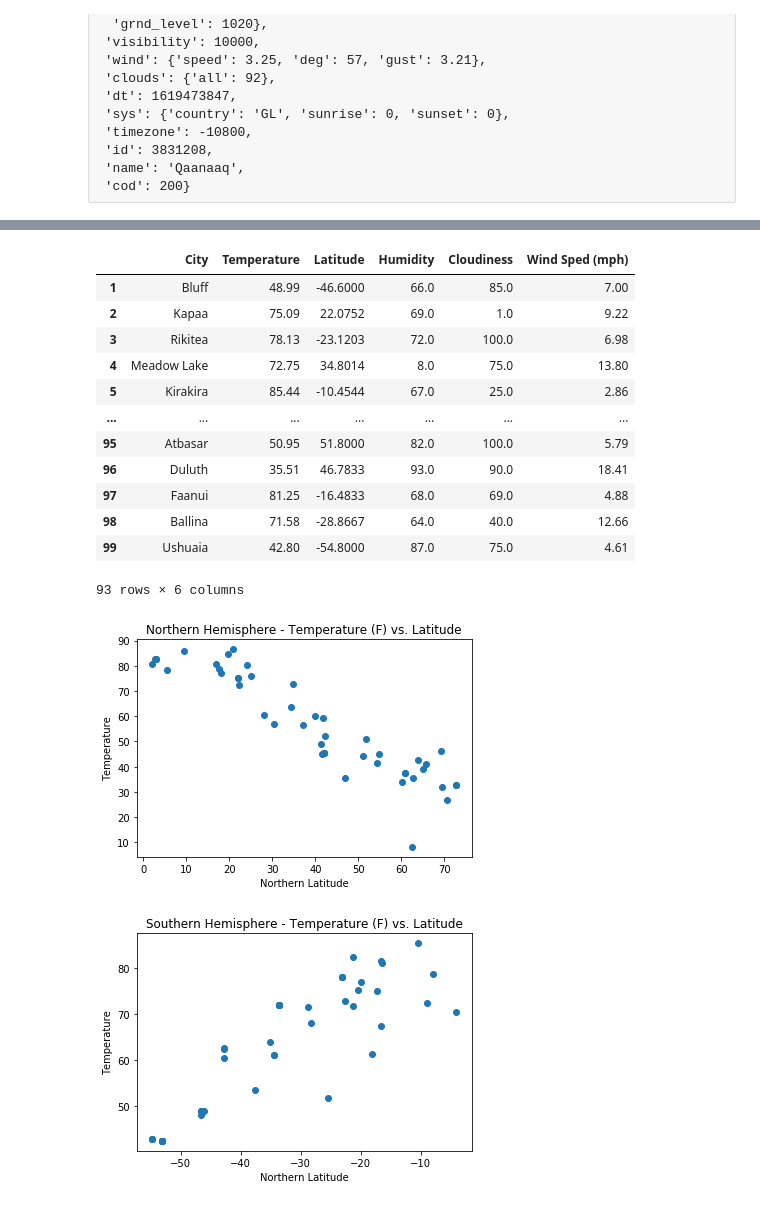
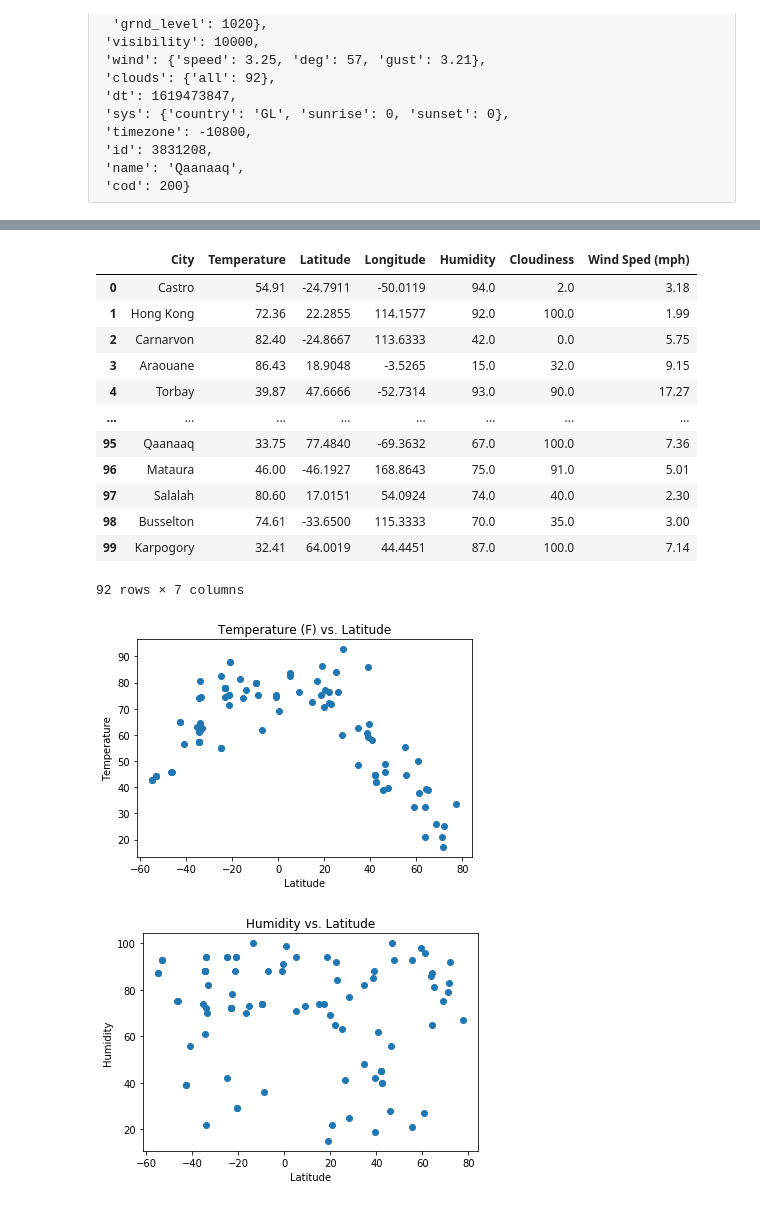
Before and after one commit to veraroberto/python-api-challenge, a Jupyter notebook: WeatherPy/Weather.ipynb, the cells around one changed output, grey strips where cells are left out. Saved outputs shown, nothing was run; the diff lists cells and outputs as text; code cells hidden in the pictures.

```diff
--- a/WeatherPy/Weather.ipynb
+++ b/WeatherPy/Weather.ipynb
@@ -184,6 +184,7 @@ Name: City, Length: 100, dtype: object
 
 temp = []
 lat = []
+lon = []
 humidity = []
 cloudiness = []
 wind = []
@@ -194,6 +195,7 @@ for n in range(0,len(cities_Response)):
     if response['cod'] == '404':
         temp.append(None)
         lat.append(None)
+        lon.append(None)
         humidity.append(None)
         cloudiness.append(None)
         wind.append(None)
@@ -201,6 +203,7 @@ for n in range(0,len(cities_Response)):
     else:
         temp.append(response['main']['temp'])
         lat.append(response['coord']['lat'])
+        lon.append(response['coord']['lon'])
         humidity.append(response['main']['humidity'])
         cloudiness.append(response['clouds']['all'])
         wind.append(response['wind']['speed'])
@@ -212,6 +215,7 @@ dict = {
     'City' : city_name,
     'Temperature': temp,
     'Latitude': lat,
+    'Longitude' : lon,
     'Humidity' : humidity,
     'Cloudiness' : cloudiness,
     'Wind Sped (mph)': wind
@@ -221,19 +225,19 @@ plot_df_na = pd.DataFrame(dict)
 plot_df = plot_df_na.dropna(how = 'all')
 plot_df
 # %% [output]
-|  | City | Temperature | Latitude | Humidity | Cloudiness | Wind Sped (mph) |
-| 1 | Bluff | 48.99 | -46.6000 | 66.0 | 85.0 | 7.00 |
-| 2 | Kapaa | 75.09 | 22.0752 | 69.0 | 1.0 | 9.22 |
-| 3 | Rikitea | 78.13 | -23.1203 | 72.0 | 100.0 | 6.98 |
-| 4 | Meadow Lake | 72.75 | 34.8014 | 8.0 | 75.0 | 13.80 |
-| 5 | Kirakira | 85.44 | -10.4544 | 67.0 | 25.0 | 2.86 |
-| ... | ... | ... | ... | ... | ... | ... |
-| 95 | Atbasar | 50.95 | 51.8000 | 82.0 | 100.0 | 5.79 |
-| 96 | Duluth | 35.51 | 46.7833 | 93.0 | 90.0 | 18.41 |
-| 97 | Faanui | 81.25 | -16.4833 | 68.0 | 69.0 | 4.88 |
-| 98 | Ballina | 71.58 | -28.8667 | 64.0 | 40.0 | 12.66 |
-| 99 | Ushuaia | 42.80 | -54.8000 | 87.0 | 75.0 | 4.61 |
+|  | City | Temperature | Latitude | Longitude | Humidity | Cloudiness | Wind Sped (mph) |
+| 0 | Castro | 54.91 | -24.7911 | -50.0119 | 94.0 | 2.0 | 3.18 |
+| 1 | Hong Kong | 72.36 | 22.2855 | 114.1577 | 92.0 | 100.0 | 1.99 |
+| 2 | Carnarvon | 82.40 | -24.8667 | 113.6333 | 42.0 | 0.0 | 5.75 |
+| 3 | Araouane | 86.43 | 18.9048 | -3.5265 | 15.0 | 32.0 | 9.15 |
+| 4 | Torbay | 39.87 | 47.6666 | -52.7314 | 93.0 | 90.0 | 17.27 |
+| ... | ... | ... | ... | ... | ... | ... | ... |
+| 95 | Qaanaaq | 33.75 | 77.4840 | -69.3632 | 67.0 | 100.0 | 7.36 |
+| 96 | Mataura | 46.00 | -46.1927 | 168.8643 | 75.0 | 91.0 | 5.01 |
+| 97 | Salalah | 80.60 | 17.0151 | 54.0924 | 74.0 | 40.0 | 2.30 |
+| 98 | Busselton | 74.61 | -33.6500 | 115.3333 | 70.0 | 35.0 | 3.00 |
+| 99 | Karpogory | 32.41 | 64.0019 | 44.4451 | 87.0 | 100.0 | 7.14 |
-93 rows × 6 columns
+92 rows × 7 columns
 # %%
 #Divide the Data Between Norther and Southern Hemispher
 northern = plot_df.loc[plot_df['Latitude']>= 0,:]
@@ -241,15 +245,16 @@ southern = plot_df.loc[plot_df['Latitude']< 0,:]
 # %%
-plt.scatter(x = northern['Latitude'],y =northern['Temperature'] )
-plt.xlabel('Northern Latitude')
+plt.scatter(x = plot_df['Latitude'],y =plot_df['Temperature'] )
+plt.xlabel('Latitude')
 plt.ylabel('Temperature')
-plt.title('Northern Hemisphere - Temperature (F) vs. Latitude')
+plt.title('Temperature (F) vs. Latitude')
 plt.show()
-
-plt.scatter(x = southern['Latitude'],y =southern['Temperature'] )
-plt.xlabel('Northern Latitude')
-plt.ylabel('Temperature')
-plt.title('Southern Hemisphere - Temperature (F) vs. Latitude')
-plt.show()
 # %% [output]
-[figure, old version]
+[figure, new version]
-[figure, removed]
+# %%
+plt.scatter(x = plot_df['Latitude'],y =plot_df['Humidity'] )
+plt.xlabel('Latitude')
+plt.ylabel('Humidity')
+plt.title('Humidity vs. Latitude')
+plt.show()
+# %% [output]
+[figure, added]
```
Also changed, not shown: parts of 7 cells of this notebook, 3 other files.
